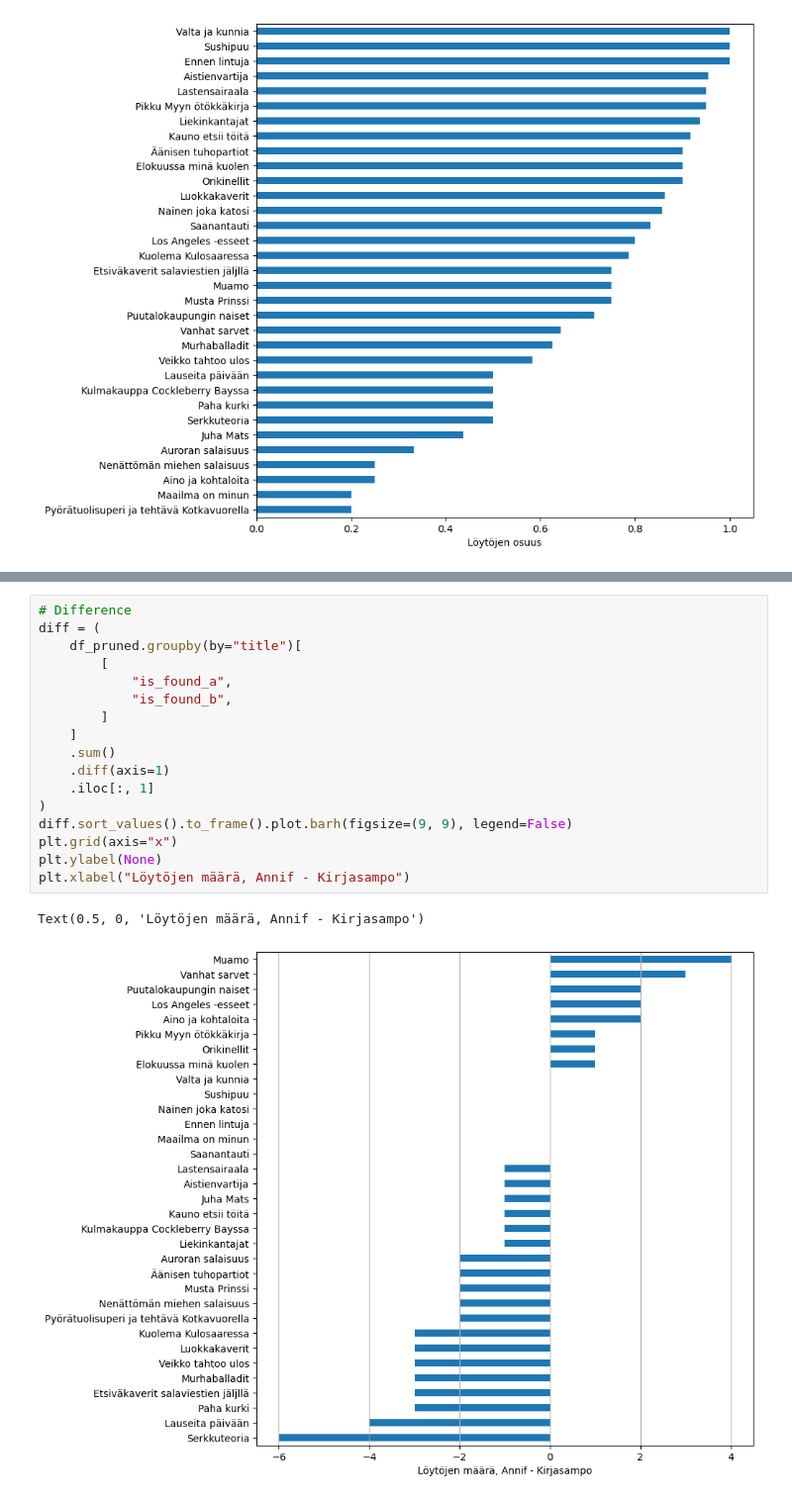
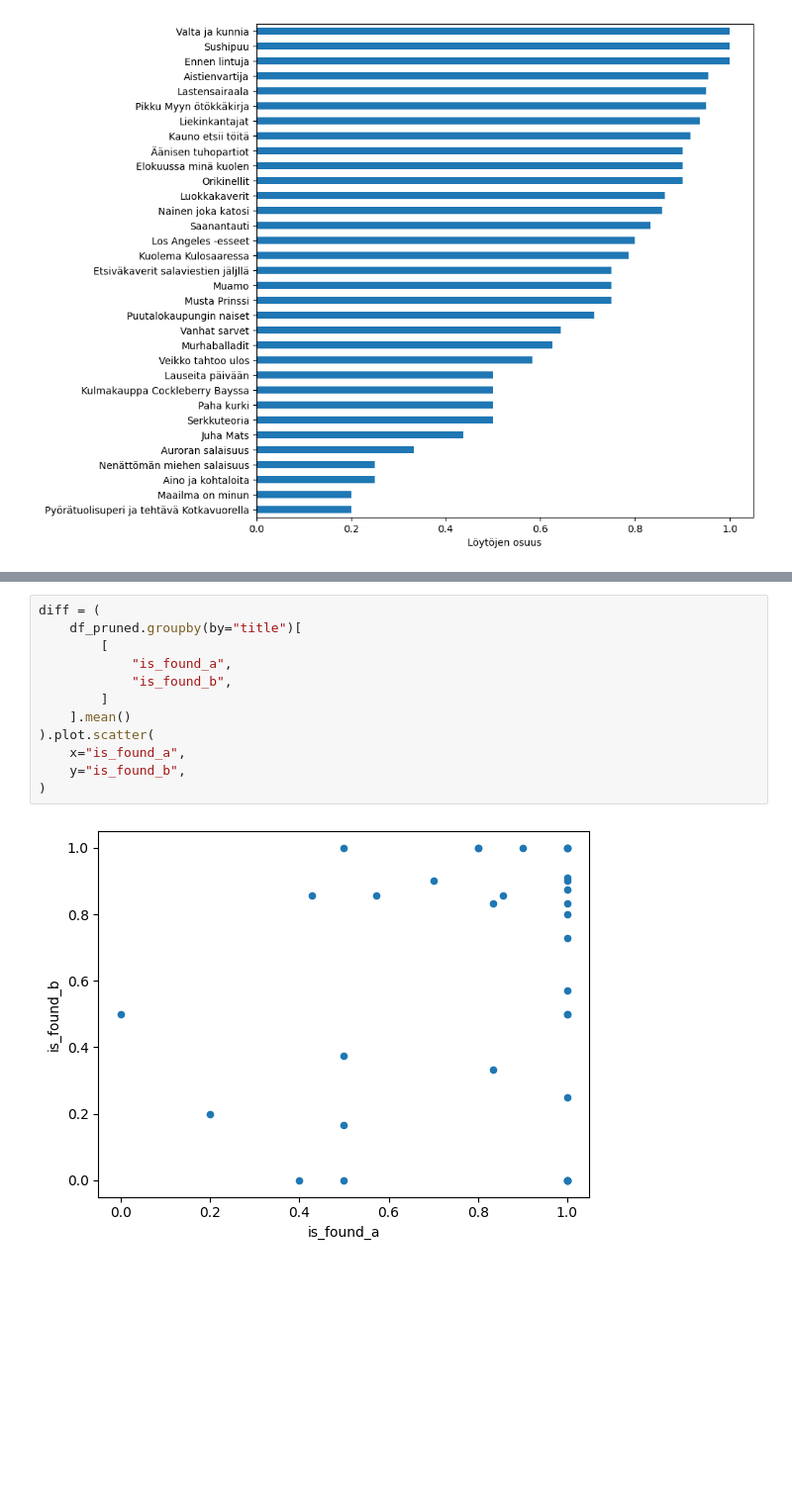
Before and after one commit to NatLibFi/kivepa-booksearch-workshop, a Jupyter notebook: analysis.ipynb, the cells around one changed output, grey strips where cells are left out. Shown at 99% size. Drawn from its saved outputs; the diff is of its cells as text; blank space fills up the shorter version.

```diff
--- a/analysis.ipynb
+++ b/analysis.ipynb
@@ -429,20 +414,14 @@ Text(0.5, 0, 'Löytöjen osuus')
-# %%
-# Difference
-diff = (
-    df_pruned.groupby(by="title")[
-        [
-            "is_found_a",
-            "is_found_b",
-        ]
-    ]
-    .sum()
-    .diff(axis=1)
-    .iloc[:, 1]
-)
-diff.sort_values().to_frame().plot.barh(figsize=(9, 9), legend=False)
-plt.grid(axis="x")
-plt.ylabel(None)
-plt.xlabel("Löytöjen määrä, Annif - Kirjasampo")
-# %% [output]
-Text(0.5, 0, 'Löytöjen määrä, Annif - Kirjasampo')
-[figure, removed]
+# %%
+diff = (
+    df_pruned.groupby(by="title")[
+        [
+            "is_found_a",
+            "is_found_b",
+        ]
+    ].mean()
+).plot.scatter(
+    x="is_found_a",
+    y="is_found_b",
+)
+# %% [output]
+[figure, added]
```
Also changed, not shown: parts of 22 cells of this notebook.
